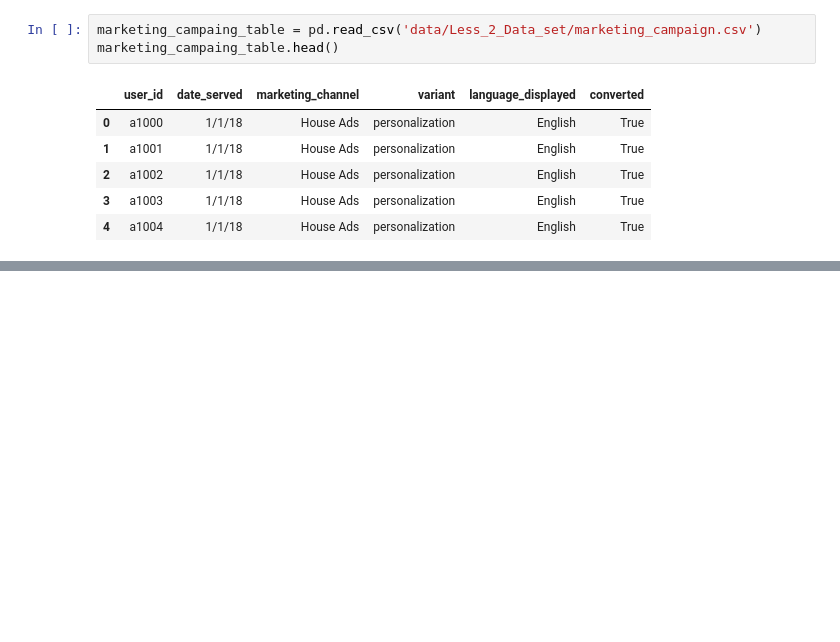
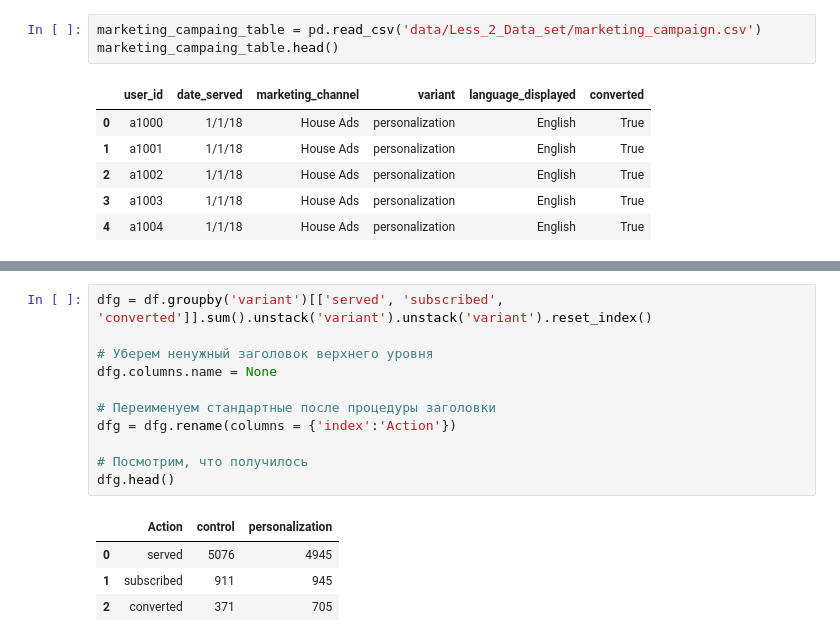
Before and after one commit to GlebiUSS/My_py, a Jupyter notebook: notebooks/Less_5_HW.ipynb, the cells around one changed output, grey strips where cells are left out. Saved outputs shown, nothing was run; the diff lists cells and outputs as text; blank space fills up the shorter version.

```diff
--- a/notebooks/Less_5_HW.ipynb
+++ b/notebooks/Less_5_HW.ipynb
@@ -60,0 +132,16 @@ memory usage: 1019.4+ KB
+# %%
+dfg = df.groupby('variant')[['served', 'subscribed', 'converted']].sum().unstack('variant').unstack('variant').reset_index()
+
+# Уберем ненужный заголовок верхнего уровня
+dfg.columns.name = None
+
+# Переименуем стандартные после процедуры заголовки
+dfg = dfg.rename(columns = {'index':'Action'})
+
+# Посмотрим, что получилось
+dfg.head()
+# %% [output]
+|  | Action | control | personalization |
+| 0 | served | 5076 | 4945 |
+| 1 | subscribed | 911 | 945 |
+| 2 | converted | 371 | 705 |
```
Also changed, not shown: parts of 12 cells of this notebook, 2 other files.
